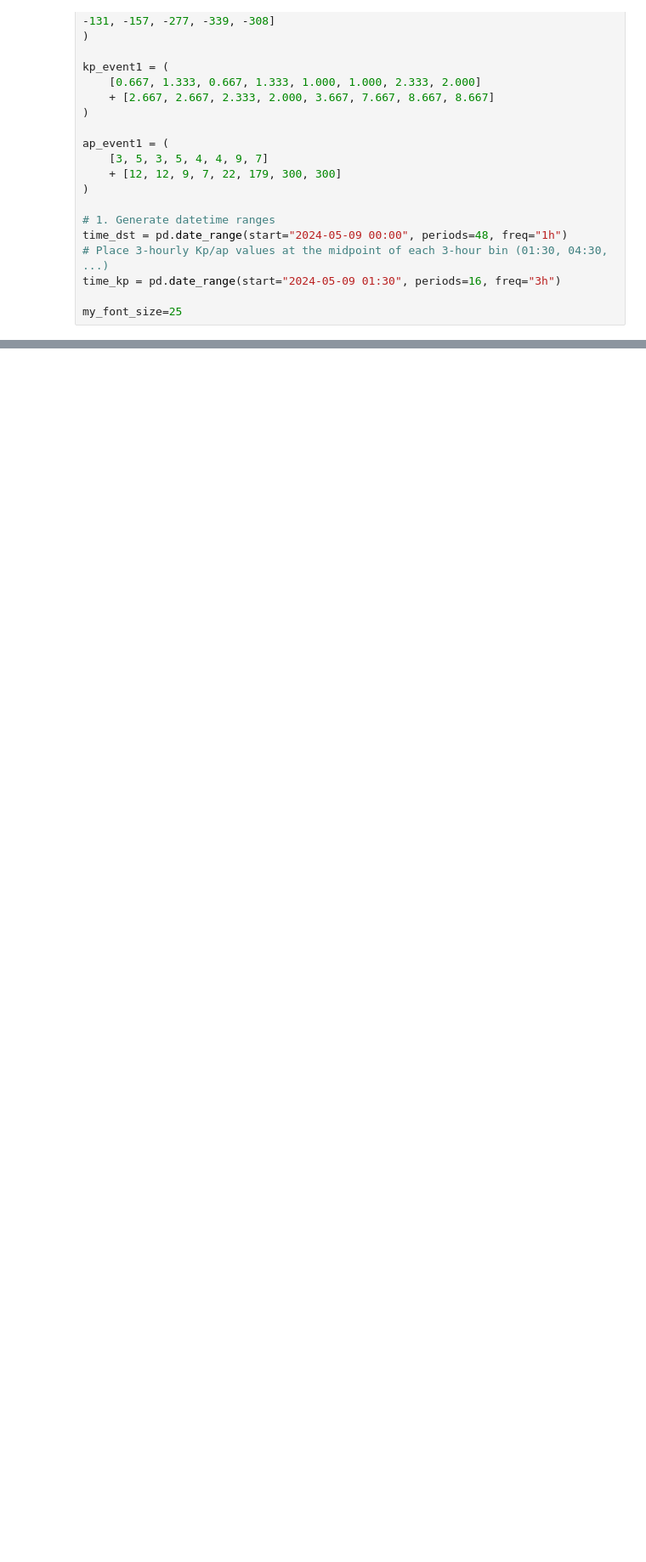
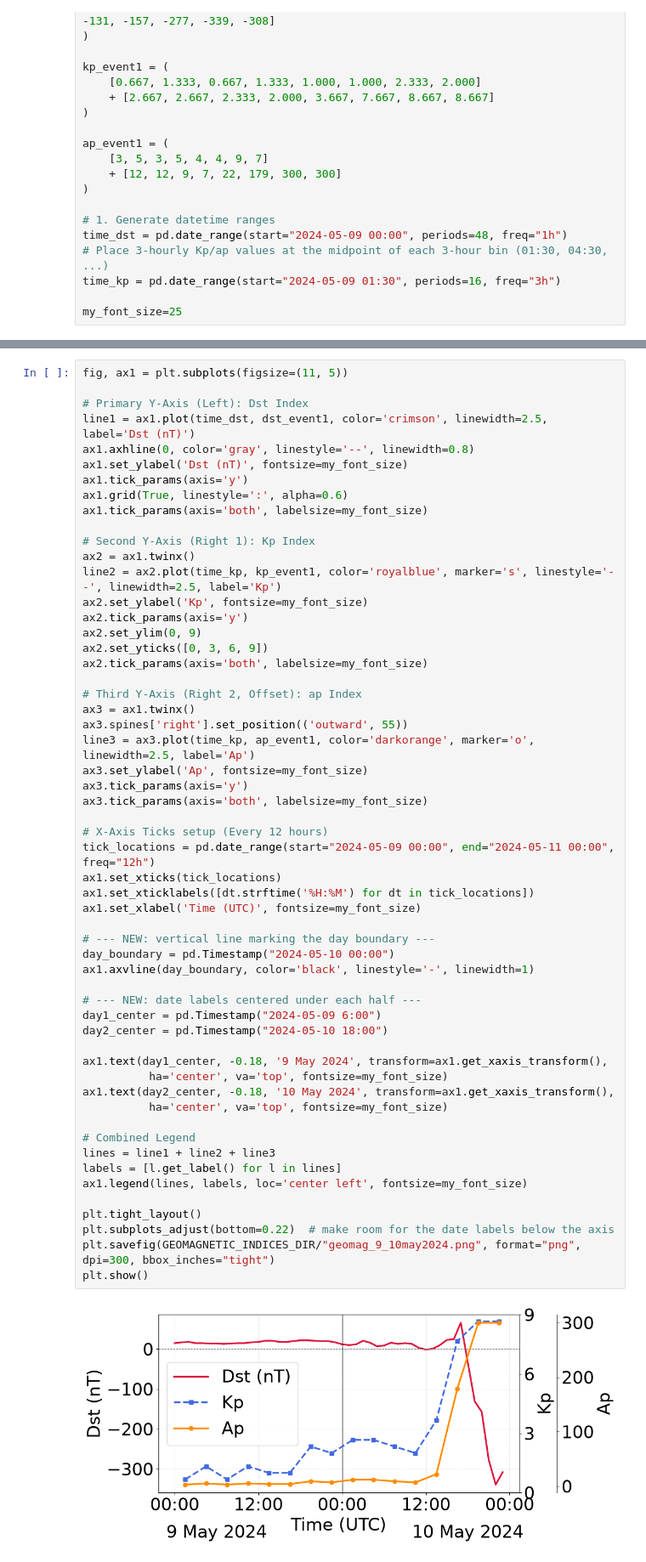
Before and after one commit to codewithavra/ionospheric-tec-forecasting, a Jupyter notebook: Geomagnetic_indices.ipynb, the cells around one changed output, grey strips where cells are left out. Shown at 85% size. Saved outputs shown, nothing was run; the diff lists cells and outputs as text; blank space fills up the shorter version.

```diff
--- a/Geomagnetic_indices.ipynb
+++ b/Geomagnetic_indices.ipynb
@@ -70,0 +28,58 @@ plt.show()
+# %%
+fig, ax1 = plt.subplots(figsize=(11, 5))
+
+# Primary Y-Axis (Left): Dst Index
+line1 = ax1.plot(time_dst, dst_event1, color='crimson', linewidth=2.5, label='Dst (nT)')
+ax1.axhline(0, color='gray', linestyle='--', linewidth=0.8)
+ax1.set_ylabel('Dst (nT)', fontsize=my_font_size)
+ax1.tick_params(axis='y')
+ax1.grid(True, linestyle=':', alpha=0.6)
+ax1.tick_params(axis='both', labelsize=my_font_size)
+
+# Second Y-Axis (Right 1): Kp Index
+ax2 = ax1.twinx()
+line2 = ax2.plot(time_kp, kp_event1, color='royalblue', marker='s', linestyle='--', linewidth=2.5, label='Kp')
+ax2.set_ylabel('Kp', fontsize=my_font_size)
+ax2.tick_params(axis='y')
+ax2.set_ylim(0, 9)
+ax2.set_yticks([0, 3, 6, 9])
+ax2.tick_params(axis='both', labelsize=my_font_size)
+
+# Third Y-Axis (Right 2, Offset): ap Index
+ax3 = ax1.twinx()
+ax3.spines['right'].set_position(('outward', 55))
+line3 = ax3.plot(time_kp, ap_event1, color='darkorange', marker='o', linewidth=2.5, label='Ap')
+ax3.set_ylabel('Ap', fontsize=my_font_size)
+ax3.tick_params(axis='y')
+ax3.tick_params(axis='both', labelsize=my_font_size)
+
+# X-Axis Ticks setup (Every 12 hours)
+tick_locations = pd.date_range(start="2024-05-09 00:00", end="2024-05-11 00:00", freq="12h")
+ax1.set_xticks(tick_locations)
+ax1.set_xticklabels([dt.strftime('%H:%M') for dt in tick_locations])
+ax1.set_xlabel('Time (UTC)', fontsize=my_font_size)
+
+# --- NEW: vertical line marking the day boundary ---
+day_boundary = pd.Timestamp("2024-05-10 00:00")
+ax1.axvline(day_boundary, color='black', linestyle='-', linewidth=1)
+
+# --- NEW: date labels centered under each half ---
+day1_center = pd.Timestamp("2024-05-09 6:00")
+day2_center = pd.Timestamp("2024-05-10 18:00")
+
+ax1.text(day1_center, -0.18, '9 May 2024', transform=ax1.get_xaxis_transform(),
+          ha='center', va='top', fontsize=my_font_size)
+ax1.text(day2_center, -0.18, '10 May 2024', transform=ax1.get_xaxis_transform(),
+          ha='center', va='top', fontsize=my_font_size)
+
+# Combined Legend
+lines = line1 + line2 + line3
+labels = [l.get_label() for l in lines]
+ax1.legend(lines, labels, loc='center left', fontsize=my_font_size)
+
+plt.tight_layout()
+plt.subplots_adjust(bottom=0.22)  # make room for the date labels below the axis
+plt.savefig(GEOMAGNETIC_INDICES_DIR/"geomag_9_10may2024.png", format="png", dpi=300, bbox_inches="tight")
+plt.show()
+# %% [output]
+[figure, added]
```
Also changed, not shown: parts of 1 cell of this notebook.
